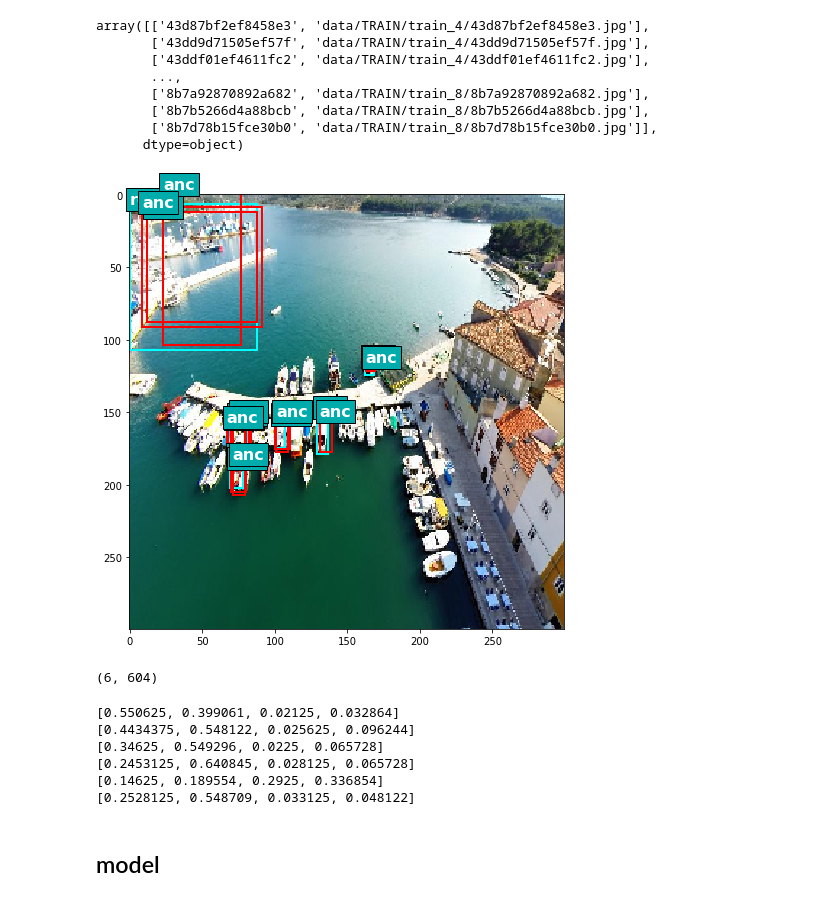
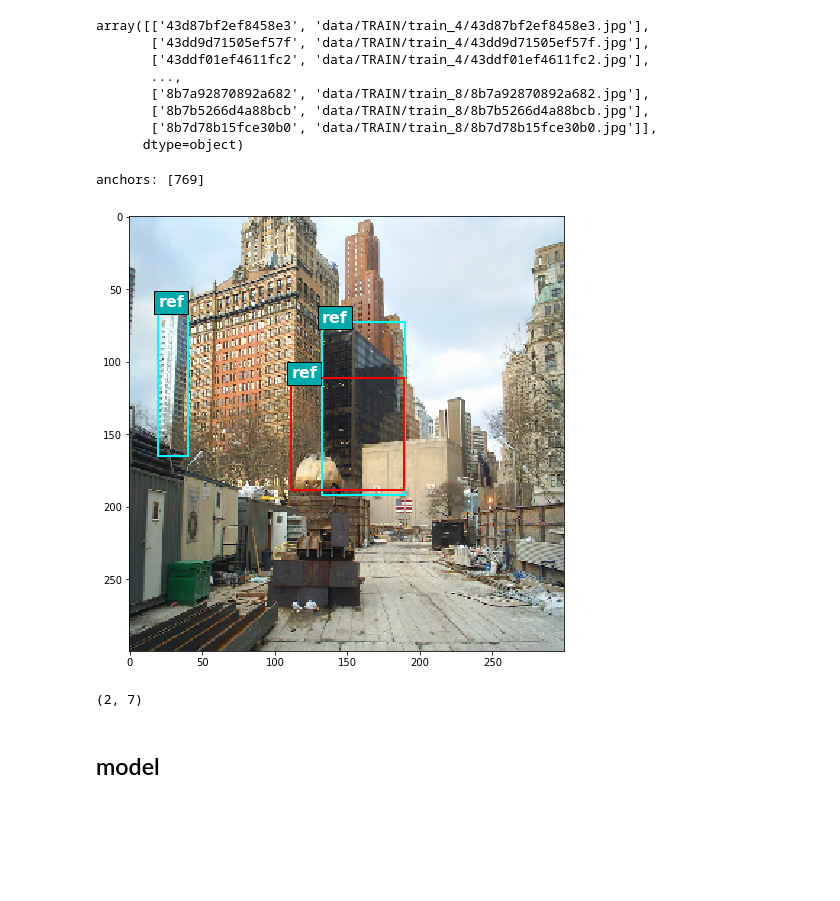
Before and after one commit to BAlmeidaS/capstone-udacity-mle, a Jupyter notebook: project/modeling-exploration.ipynb, the cells around one changed output. Cells and saved outputs as stored; diff of their text form; code cells hidden in the pictures; blank space fills up the shorter version.

```diff
--- a/project/modeling-exploration.ipynb
+++ b/project/modeling-exploration.ipynb
@@ -107,40 +79,34 @@ array([['43d87bf2ef8458e3', 'data/TRAIN/train_4/43d87bf2ef8458e3.jpg'],
        ['8b7d78b15fce30b0', 'data/TRAIN/train_8/8b7d78b15fce30b0.jpg']],
       dtype=object)
 # %%
-sample = images[205]
+sample = images[2131]
 
 img = image.load_img(sample[1], target_size=(300, 300))
 
 plt.figure(figsize=(12,8))
 plt.imshow(img)
 # plt.grid()
 # plt.xticks(range(0, 301, int(300/75)))
 # plt.yticks(range(0, 301, int(300/75)))
 
 with h5py.File(datapath, 'r') as f:
-    bboxes = f[group][sample[0]][:]
-    refs = f[group][f"{sample[0]}-anchors"][:]
+    bboxes = f[group][sample[0]][:][:, [52, 300, 464, -4, -3, -2, -1]]
 
 visuals.draw_many_bboxes(img, bboxes[:, -4:], label='ref')
-for r in refs:
-    visuals.draw_many_bboxes(img, anchors[r], label='anc', color="#ff0000")
+
+refs = BBOX_REF.match(bboxes[:, -4:])
+
+for ref in refs:
+    visuals.draw_bbox(img, anchors[ref], label='ref', color='#ff0000')
+
+print('anchors:', BBOX_REF.match(bboxes[:, -4:]))
 # %% [output]
+anchors: [769]
-[figure, old version]
+[figure, new version]
-# %%
-x = np.concatenate([bboxes, np.expand_dims(refs, axis=-1)], axis=1)
-x.shape
-# %% [output]
-(6, 604)
-# %%
-for *labels, cx, cy, w, h in bboxes:
-    print([cx, cy, w, h])
-# %% [output]
-[0.550625, 0.399061, 0.02125, 0.032864]
-[0.4434375, 0.548122, 0.025625, 0.096244]
-[0.34625, 0.549296, 0.0225, 0.065728]
-[0.2453125, 0.640845, 0.028125, 0.065728]
-[0.14625, 0.189554, 0.2925, 0.336854]
-[0.2528125, 0.548709, 0.033125, 0.048122]
+# %%
+bboxes[:, :].shape
+# %% [output]
+(2, 7)
 # %% [markdown]
 ## model
 # %% [markdown]
```
Also changed, not shown: parts of 12 cells of this notebook, 3 other files.
